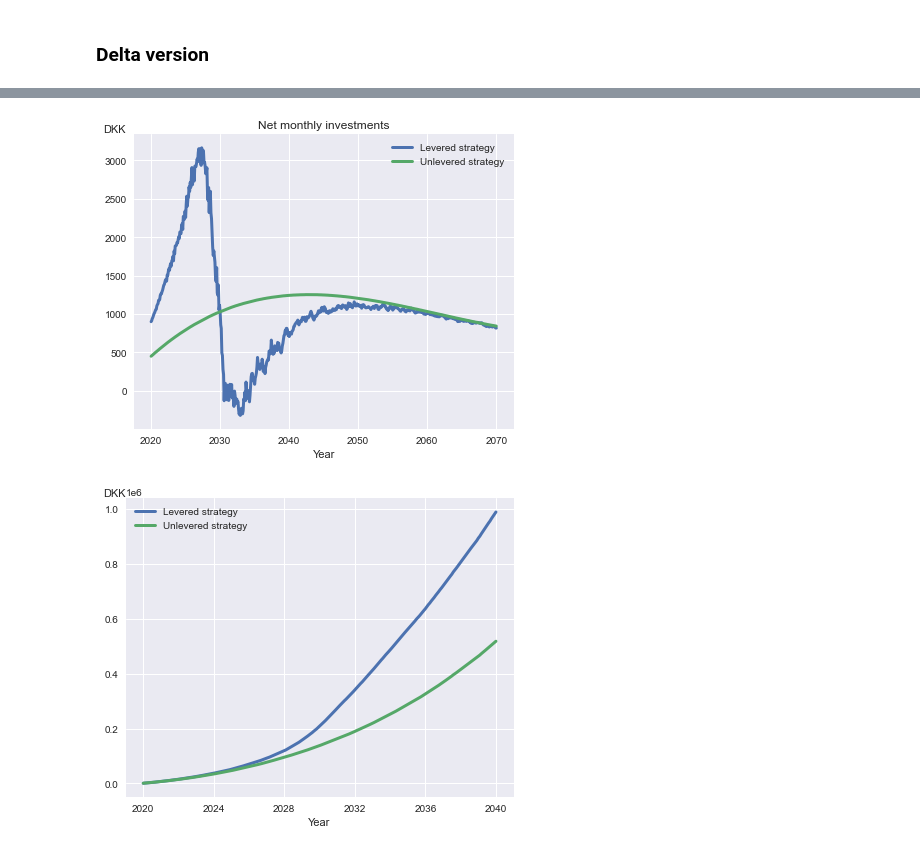
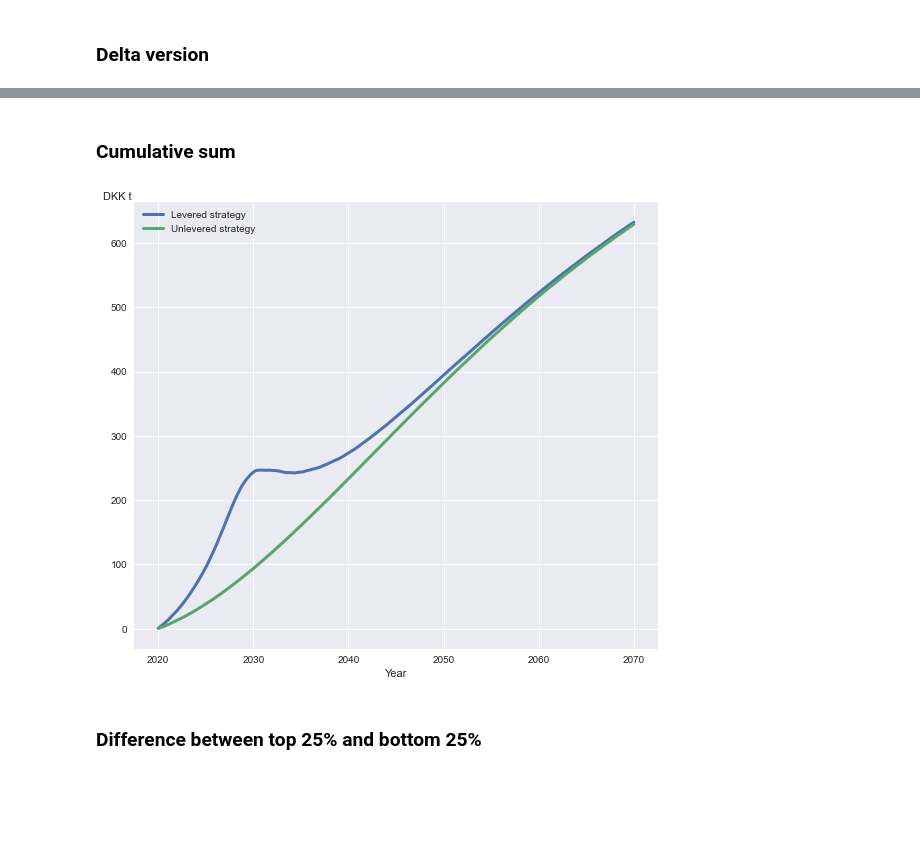
Before and after one commit to neriksen/applied_finance, a Jupyter notebook: distribution_of_returns.ipynb, the cells around one changed output, grey strips where cells are left out. Drawn from its saved outputs; the diff is of its cells as text; code cells hidden in the pictures; blank space fills up the shorter version.

```diff
--- a/distribution_of_returns.ipynb
+++ b/distribution_of_returns.ipynb
@@ -190,4 +160,5 @@ ports
 # %%
+plt.style.use('seaborn')
 cols = ['dual_phase', 'single_phase', '100', '9050']
 df = ports.loc[:, cols].reset_index().melt(value_vars=cols, id_vars=['random_state', 'period'])
 sns.lineplot(data = df, x = 'period', y = 'value', hue = 'variable')
@@ -273,0 +202,15 @@ warning: catastrophic wipeout
+# %%
+grouped = ports.groupby('period', dropna=True).mean()
+
+plt.style.use('seaborn')
+fig, ax = plt.subplots(1, 1, figsize=(8, 7))
+ax.plot((grouped['new_debt'] + grouped['savings']), linewidth = 3)      # Levered investments
+ax.plot(grouped['savings'], linewidth = 3)
+#ax.get_yaxis().set_visible(False)
+ax.set_xlabel('Year')
+ax.set_ylabel('DKK', rotation=0, loc='top', labelpad=-21)
+ax.get_yaxis().set_major_formatter(
+    matplotlib.ticker.FuncFormatter(lambda x, p: format(int(x), ',')))
+ax.legend(['Levered strategy', 'Unlevered strategy'])
+fig.tight_layout()
+fig.savefig('Empirical/Net_monthly_investments.png')
@@ -274,26 +219,19 @@ warning: catastrophic wipeout
+# %% [markdown]
+### Cumulative sum
 # %%
 grouped = ports.groupby('period', dropna=True).mean()
 
 plt.style.use('seaborn')
-fig, ax = plt.subplots(1, 1, figsize=(6, 5))
-ax.plot(grouped['new_debt'] + grouped['savings'], linewidth = 3)      # Levered investments
-ax.plot(grouped['savings'], linewidth = 3)
+fig, ax = plt.subplots(1, 1, figsize=(8, 7))
+ax.plot((grouped['new_debt'] + grouped['savings']).cumsum()/1000, linewidth = 3)      # Levered investments
+ax.plot(grouped['savings'].cumsum()/1000, linewidth = 3)
 #ax.get_yaxis().set_visible(False)
 ax.set_xlabel('Year')
-ax.set_ylabel('DKK', rotation=0, loc='top', labelpad=-21)
-ax.set_title('Net monthly investments')
+ax.set_ylabel('DKK t', rotation=0, loc='top', labelpad=-21)
 ax.legend(['Levered strategy', 'Unlevered strategy'])
 fig.tight_layout()
+fig.savefig('Empirical/Net_monthly_investments_cumsum.png')
 # %% [output]
-[figure, old version]
+[figure, new version]
-# %%
-fig, ax = plt.subplots(1, 1, figsize=(6, 5))
-ax.plot(grouped['dual_phase'].loc['2020-01-01':'2040-01-01'], linewidth = 3)      # Levered investments
-ax.plot(grouped['100'].loc['2020-01-01':'2040-01-01'], linewidth = 3)
-#ax.get_yaxis().set_visible(False)
-ax.set_xlabel('Year')
-ax.set_ylabel('DKK', rotation=0, loc='top', labelpad=-21)
-ax.legend(['Levered strategy', 'Unlevered strategy'])
-fig.tight_layout()
-# %% [output]
-[figure, removed]
+# %% [markdown]
+### Difference between top 25% and bottom 25%
```
Also changed, not shown: parts of 11 cells of this notebook.
